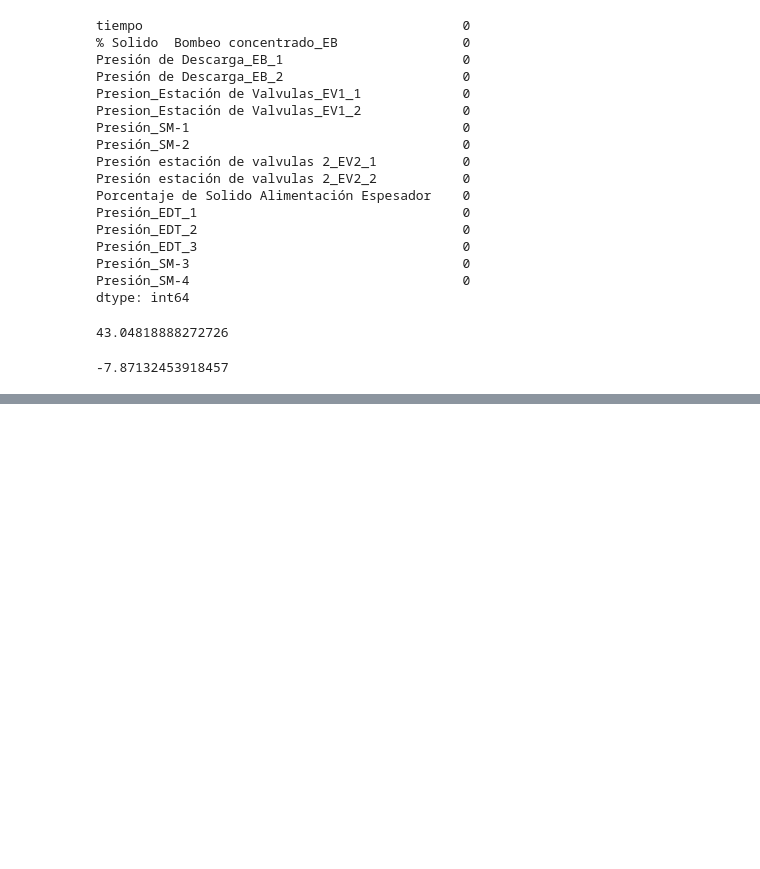
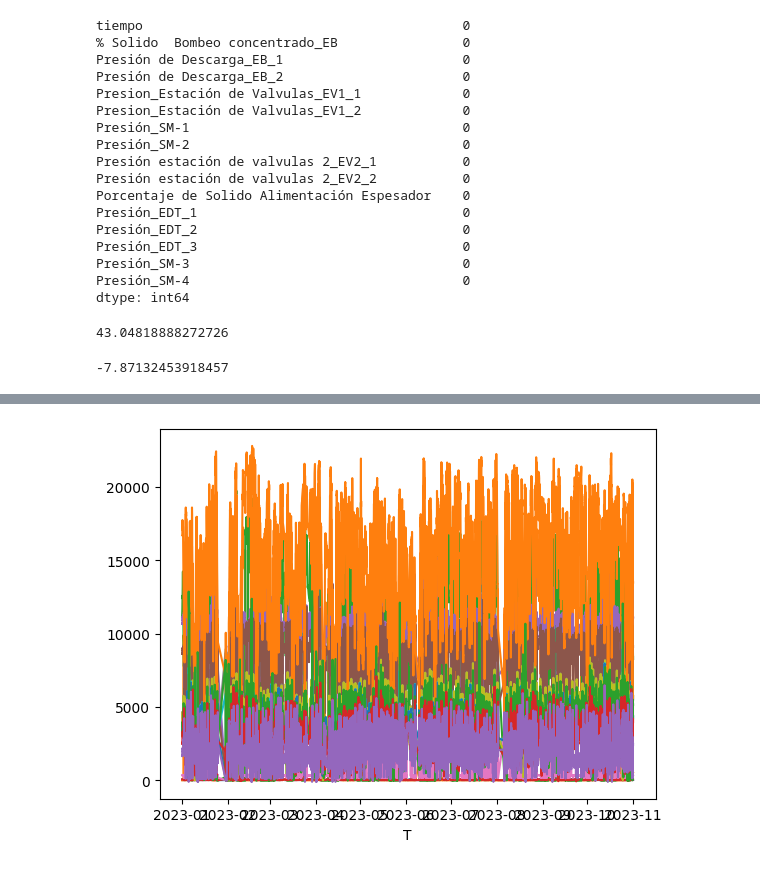
Before and after one commit to Dizkm8/Hackathon, a Jupyter notebook: main - Jose.ipynb, the cells around one changed output, grey strips where cells are left out. Cells and saved outputs as stored; diff of their text form; code cells hidden in the pictures; blank space fills up the shorter version.

```diff
--- a/main - Jose.ipynb
+++ b/main - Jose.ipynb
@@ -52,0 +156,8 @@ min_concentrated
+# %%
+feats = df2.columns.difference(['T'])
+for feat in df2.columns.difference(['T']):
+ plt.plot(df2['T'], df2[feat])
+plt.xlabel('T')
+plt.show()
+# %% [output]
+[figure, added]
```
Also changed, not shown: parts of 34 cells of this notebook.
